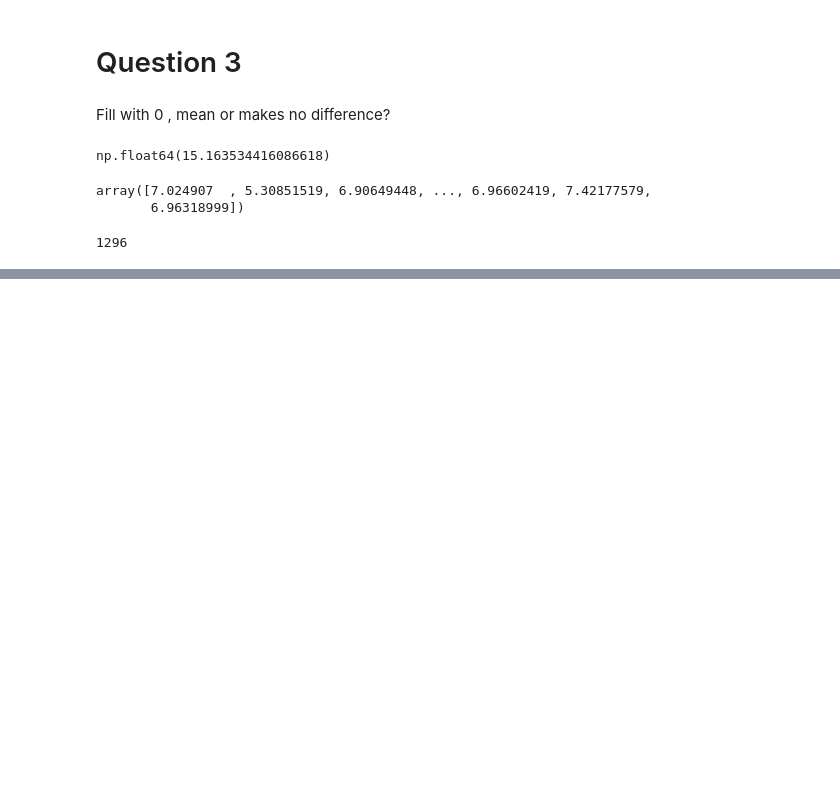
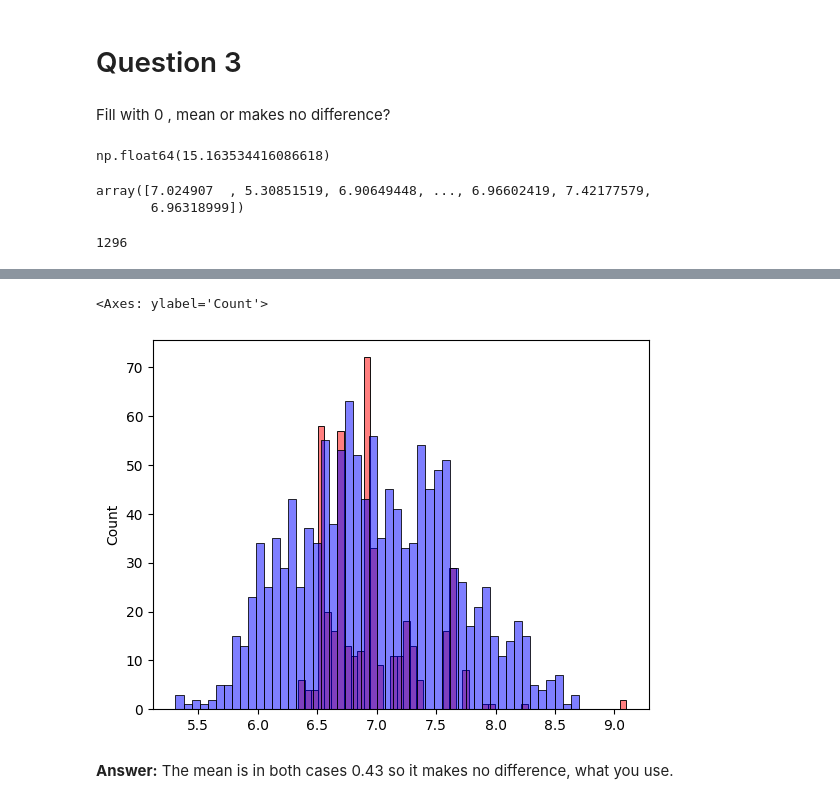
Before and after one commit to HeilmannKarl/machine-learning-zoomcamp-homework, a Jupyter notebook: homework_chapter2/homework-chapter2.ipynb, the cells around one changed output, grey strips where cells are left out. Saved outputs shown, nothing was run; the diff lists cells and outputs as text; code cells hidden in the pictures; blank space fills up the shorter version.

```diff
--- a/homework_chapter2/homework-chapter2.ipynb
+++ b/homework_chapter2/homework-chapter2.ipynb
@@ -179,0 +243,8 @@ len(df_train)
+# %%
+sns.histplot(y_pred, color='red', alpha=0.5, bins=50)
+sns.histplot(y_train, color='blue', alpha=0.5, bins=50)
+# %% [output]
+<Axes: ylabel='Count'>
+[figure, added]
+# %% [markdown]
+**Answer:** The mean is in both cases 0.43 so it makes no difference, what you use.
```
Also changed, not shown: parts of 12 cells of this notebook, 1 other file.
